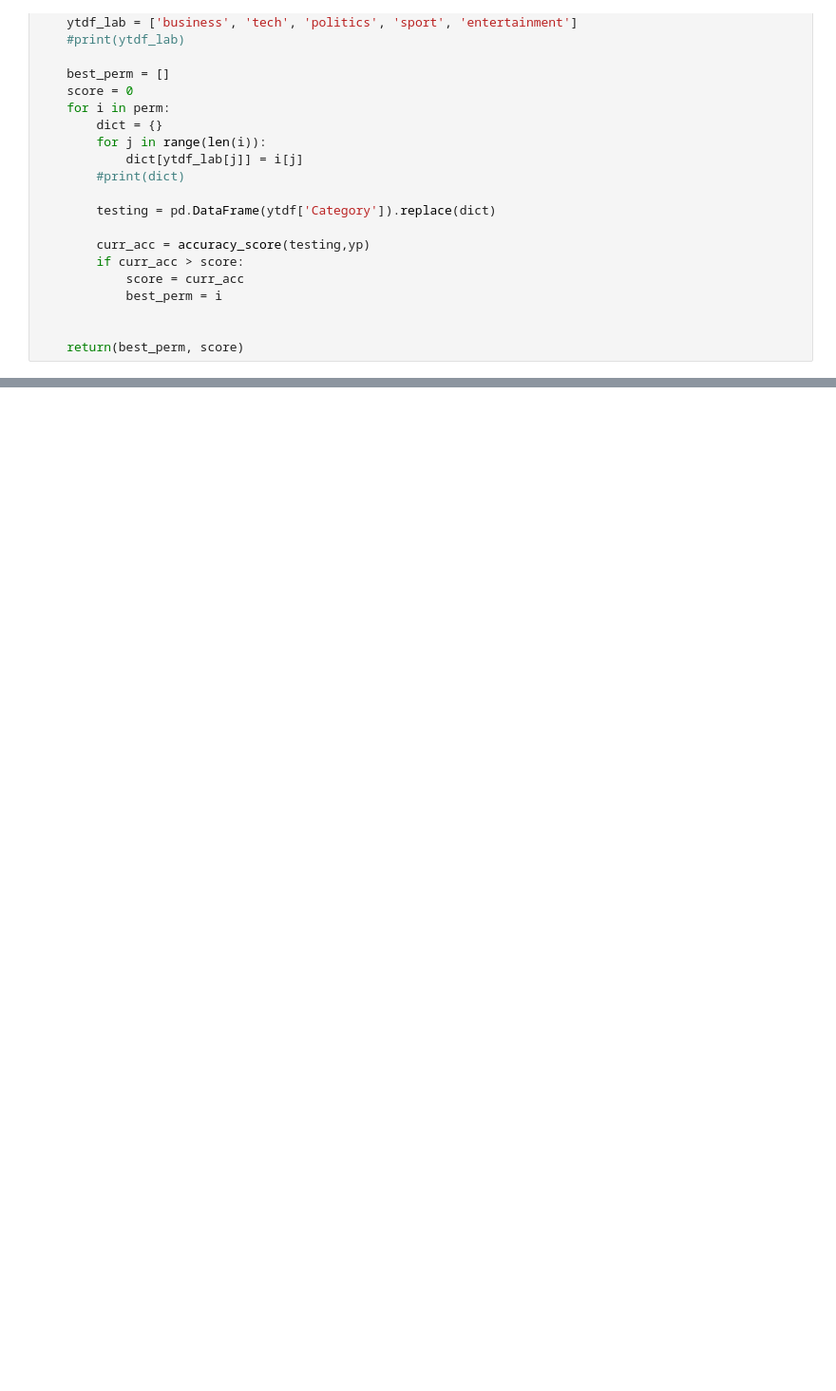
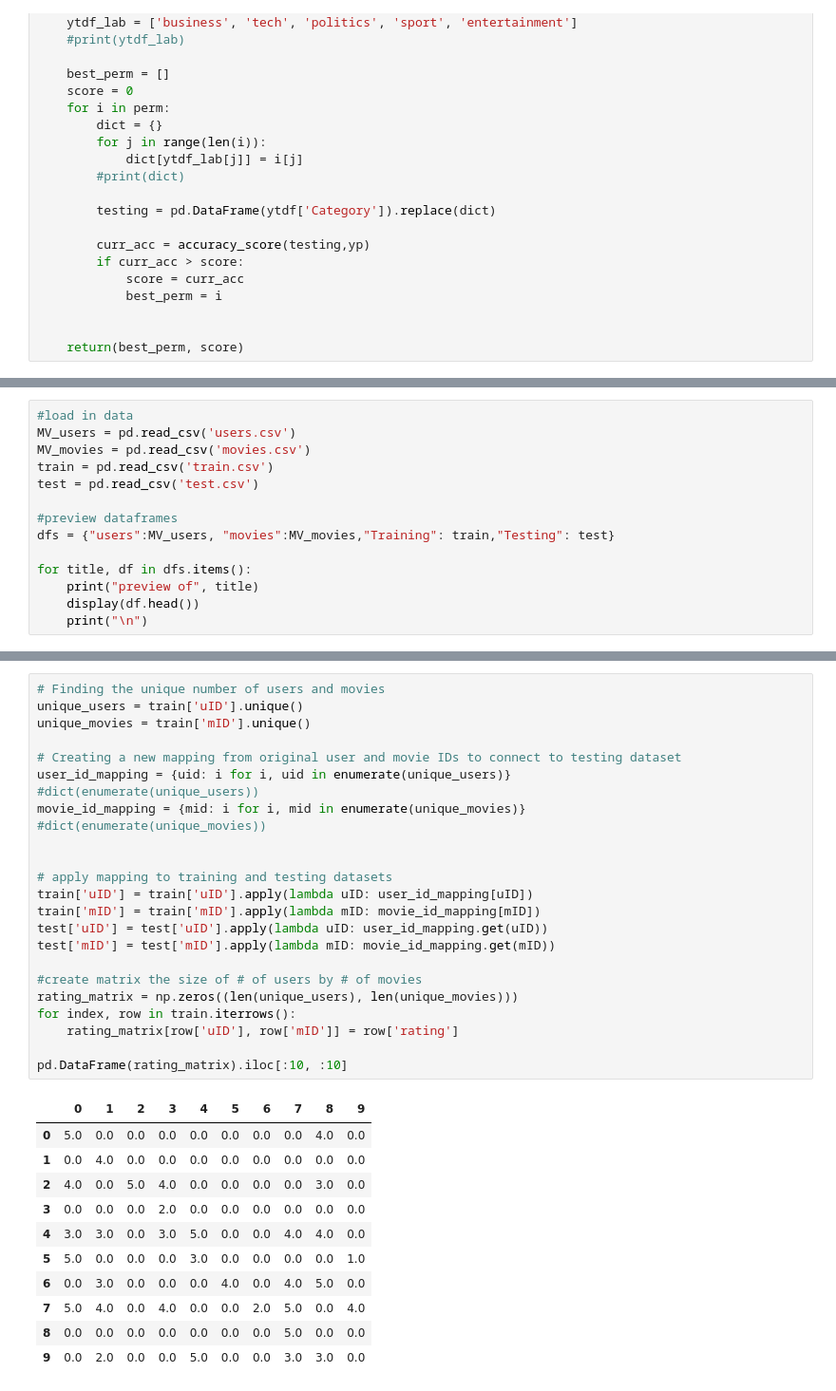
Before and after one commit to ancr8790/BBCNewsClassification, a Jupyter notebook: week4minproj.ipynb, the cells around one changed output, grey strips where cells are left out. Shown at 95% size. Saved outputs shown, nothing was run; the diff lists cells and outputs as text; blank space fills up the shorter version.

```diff
--- a/week4minproj.ipynb
+++ b/week4minproj.ipynb
@@ -417,0 +561,14 @@ except:
+# %%
+#load in data
+MV_users = pd.read_csv('users.csv')
+MV_movies = pd.read_csv('movies.csv')
+train = pd.read_csv('train.csv')
+test = pd.read_csv('test.csv')
+
+#preview dataframes
+dfs = {"users":MV_users, "movies":MV_movies,"Training": train,"Testing": test}
+
+for title, df in dfs.items():
+    print("preview of", title)
+    display(df.head())
+    print("\n")
@@ -417,0 +605,36 @@ except:
+# %%
+# Finding the unique number of users and movies
+unique_users = train['uID'].unique()
+unique_movies = train['mID'].unique()
+
+# Creating a new mapping from original user and movie IDs to connect to testing dataset
+user_id_mapping = {uid: i for i, uid in enumerate(unique_users)}
+#dict(enumerate(unique_users))
+movie_id_mapping = {mid: i for i, mid in enumerate(unique_movies)}
+#dict(enumerate(unique_movies))
+
+
+# apply mapping to training and testing datasets
+train['uID'] = train['uID'].apply(lambda uID: user_id_mapping[uID])
+train['mID'] = train['mID'].apply(lambda mID: movie_id_mapping[mID])
+test['uID'] = test['uID'].apply(lambda uID: user_id_mapping.get(uID))
+test['mID'] = test['mID'].apply(lambda mID: movie_id_mapping.get(mID))
+
+#create matrix the size of # of users by # of movies
+rating_matrix = np.zeros((len(unique_users), len(unique_movies)))
+for index, row in train.iterrows():
+    rating_matrix[row['uID'], row['mID']] = row['rating']
+
+pd.DataFrame(rating_matrix).iloc[:10, :10]
+# %% [output]
+|  | 0 | 1 | 2 | 3 | 4 | 5 | 6 | 7 | 8 | 9 |
+| 0 | 5.0 | 0.0 | 0.0 | 0.0 | 0.0 | 0.0 | 0.0 | 0.0 | 4.0 | 0.0 |
+| 1 | 0.0 | 4.0 | 0.0 | 0.0 | 0.0 | 0.0 | 0.0 | 0.0 | 0.0 | 0.0 |
+| 2 | 4.0 | 0.0 | 5.0 | 4.0 | 0.0 | 0.0 | 0.0 | 0.0 | 3.0 | 0.0 |
+| 3 | 0.0 | 0.0 | 0.0 | 2.0 | 0.0 | 0.0 | 0.0 | 0.0 | 0.0 | 0.0 |
+| 4 | 3.0 | 3.0 | 0.0 | 3.0 | 5.0 | 0.0 | 0.0 | 4.0 | 4.0 | 0.0 |
+| 5 | 5.0 | 0.0 | 0.0 | 0.0 | 3.0 | 0.0 | 0.0 | 0.0 | 0.0 | 1.0 |
+| 6 | 0.0 | 3.0 | 0.0 | 0.0 | 0.0 | 4.0 | 0.0 | 4.0 | 5.0 | 0.0 |
+| 7 | 5.0 | 4.0 | 0.0 | 4.0 | 0.0 | 0.0 | 2.0 | 5.0 | 0.0 | 4.0 |
+| 8 | 0.0 | 0.0 | 0.0 | 0.0 | 0.0 | 0.0 | 0.0 | 5.0 | 0.0 | 0.0 |
+| 9 | 0.0 | 2.0 | 0.0 | 0.0 | 5.0 | 0.0 | 0.0 | 3.0 | 3.0 | 0.0 |
```
Also changed, not shown: parts of 64 cells of this notebook.
